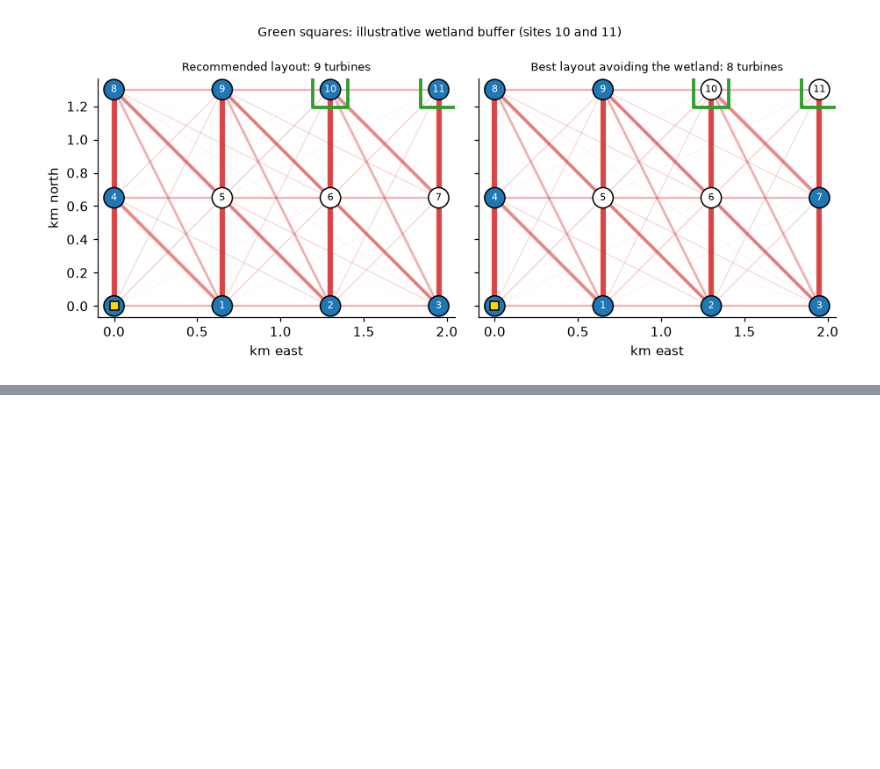
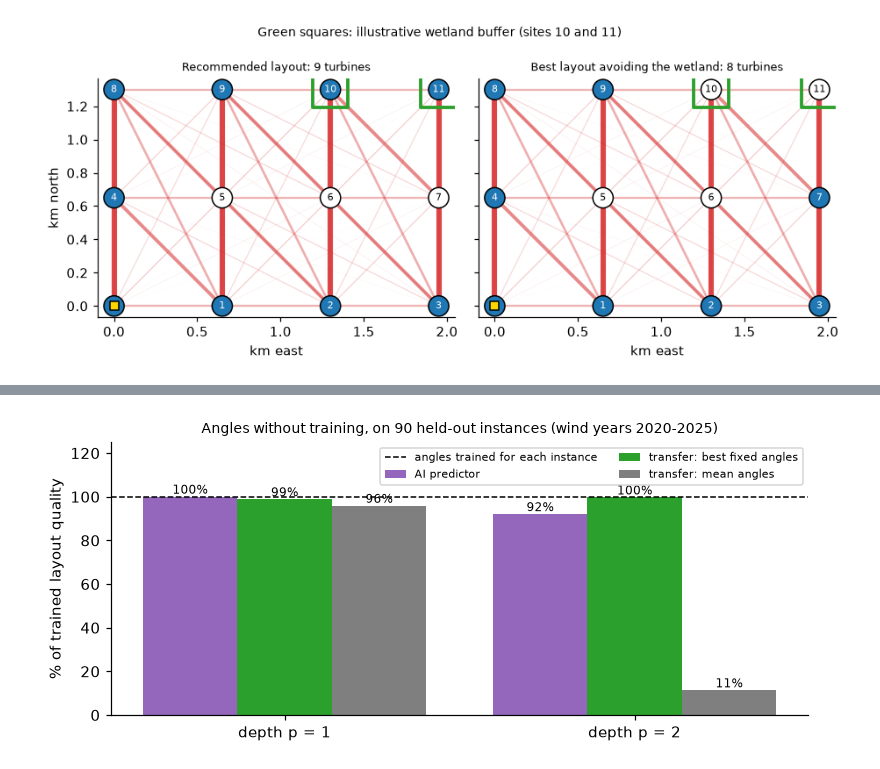
Before and after one commit to mrw-soumik/Qiskit-AI-Entanglers-, a Jupyter notebook: wakewise.ipynb, the cells around one changed output, grey strips where cells are left out. Cells and saved outputs as stored; diff of their text form; code cells hidden in the pictures; blank space fills up the shorter version.

```diff
--- a/wakewise.ipynb
+++ b/wakewise.ipynb
@@ -619,0 +821,14 @@ QAOA p=3 (noiseless) returns the new optimum in 3.2% of shots (133x random)
+# %%
+tq = {}
+for k in ["terrain_12", "terrain_16"]:
+    dd = tinst[k]
+    diag_k = ww.ising_diagonal(dd["lin"], dd["W"], dd["values"])
+    for p in [1, 2, 3]:
+        res = ww.train_cvar(diag_k, dd["values"], p, alpha=ALPHA, seed=SEED_STARTS)
+        pr = ww.qaoa_probabilities(diag_k, res.x)
+        tq[(k, p)] = {"instance": k, "p": p, "P(opt)": pr[np.isclose(dd["values"], dd["f_opt"])].sum(),
+                      "x random": pr[np.isclose(dd["values"], dd["f_opt"])].sum() / dd["p_rand"],
+                      "gap closed": (dd["f_rand"] - pr @ dd["values"]) / (dd["f_rand"] - dd["f_opt"]),
+                      "beats greedy": pr[dd["values"] < dd["f_gr"] - 1e-9].sum()}
+terrain_qaoa = pd.DataFrame(tq.values()).set_index(["instance", "p"])
+terrain_qaoa.style.format({"P(opt)": "{:.2%}", "x random": "{:,.0f}x", "gap closed": "{:.2f}", "beats greedy": "{:.1%}"})
@@ -619,0 +907,15 @@ QAOA p=3 (noiseless) returns the new optimum in 3.2% of shots (133x random)
+# %%
+fig, ax = plt.subplots(figsize=(7.2, 3.2))
+methods = ["AI predictor", "transfer: best fixed angles", "transfer: mean angles"]
+colors = ["tab:purple", "tab:green", "tab:gray"]
+for j, (m, c) in enumerate(zip(methods, colors)):
+    vals = [ai_table.loc[(p, m), "share of trained quality"] * 100 for p in (1, 2)]
+    bars = ax.bar(np.arange(2) + (j - 1) * 0.27, vals, 0.27, color=c, label=m)
+    ax.bar_label(bars, fmt="%.0f%%", fontsize=8)
+ax.axhline(100, color="k", ls="--", lw=1, label="angles trained for each instance")
+ax.set_xticks([0, 1]); ax.set_xticklabels(["depth p = 1", "depth p = 2"]); ax.set_ylim(0, 125)
+ax.set_ylabel("% of trained layout quality"); ax.legend(fontsize=7, loc="upper right", ncol=2)
+ax.set_title(f"Angles without training, on {test_ai.shape[0]} held-out instances (wind years 2020-2025)", fontsize=9)
+fig.tight_layout(); fig.savefig(FIG / "ai_angles.png", bbox_inches="tight"); plt.show()
+# %% [output]
+[figure, added]
```
Also changed, not shown: parts of 25 cells of this notebook, 32 other files.
